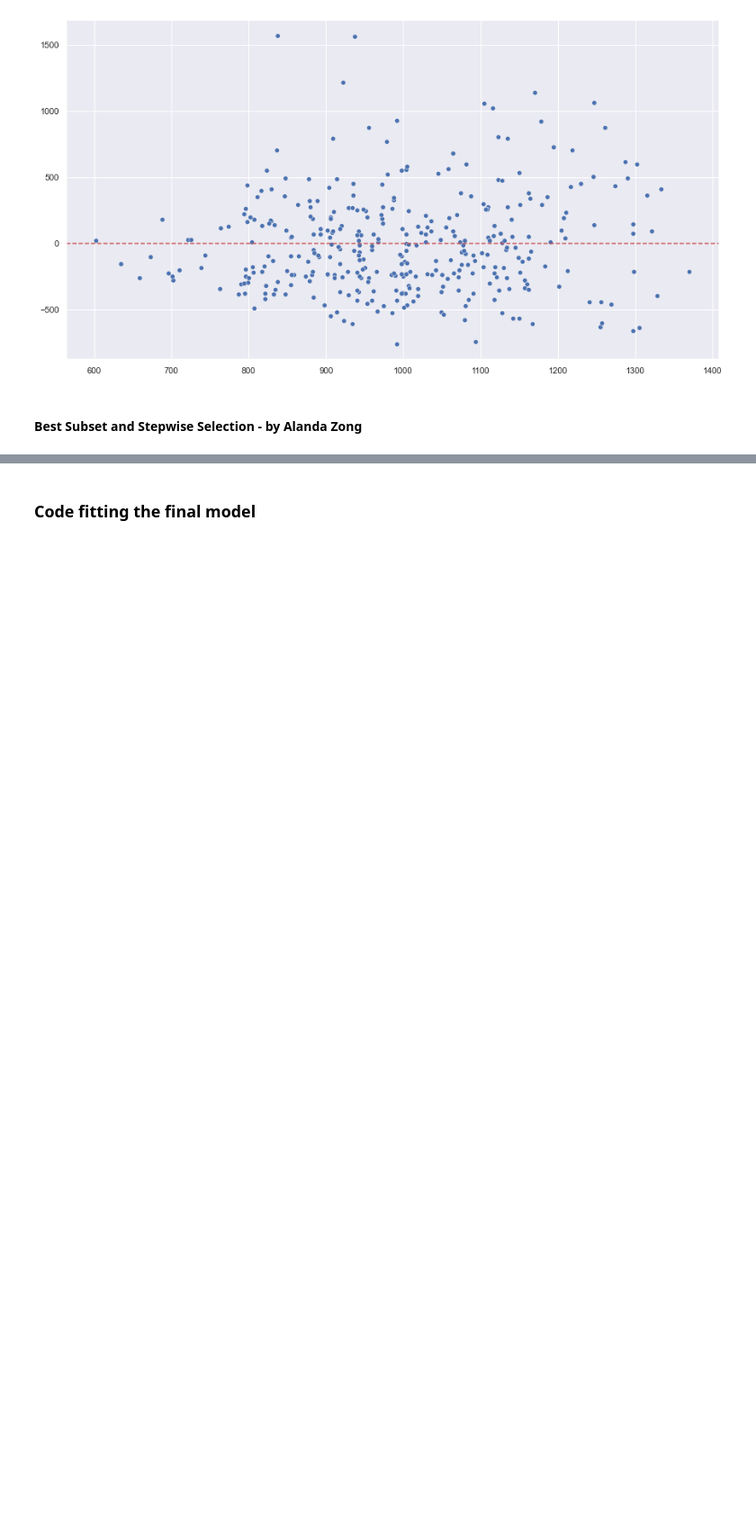
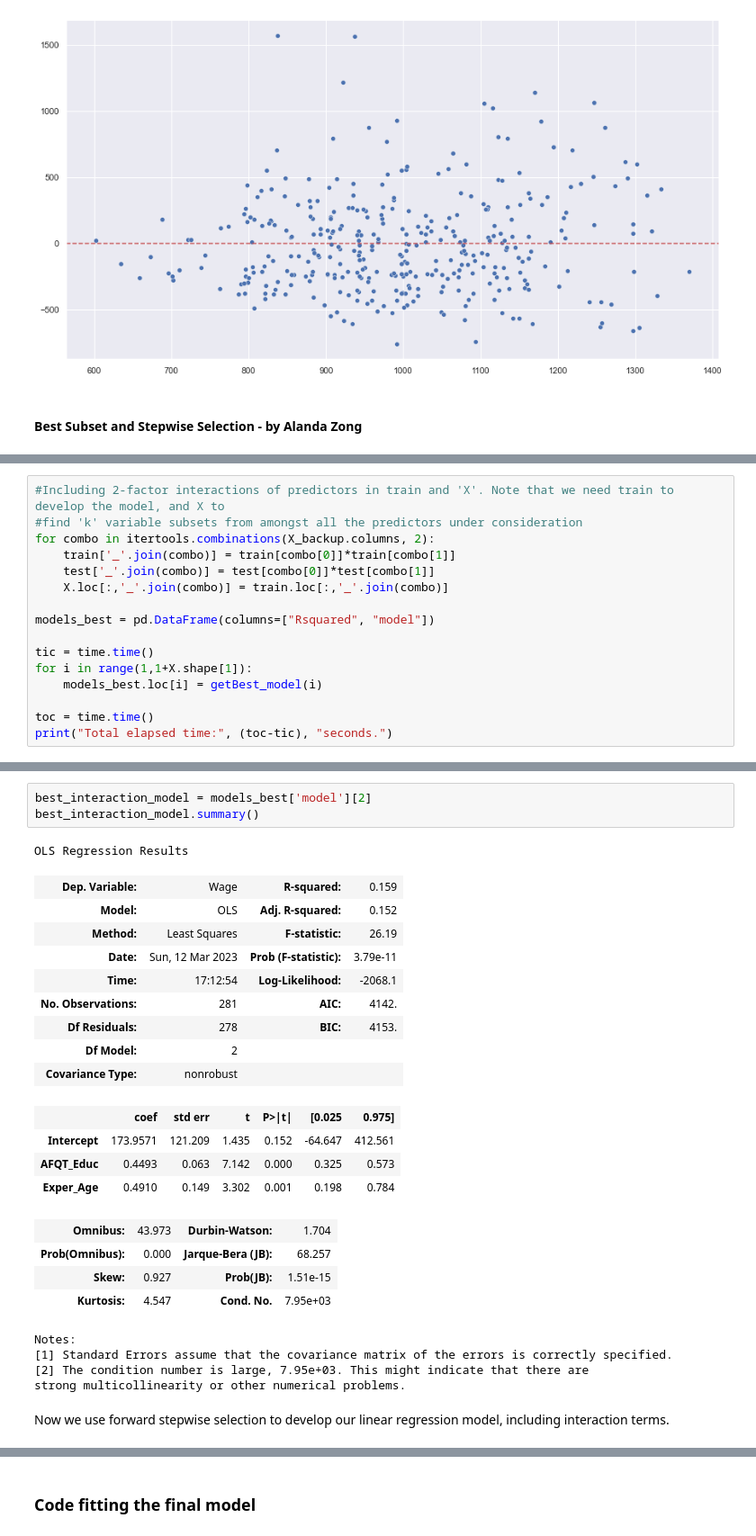
Before and after one commit to alandaz/DataScienceRepo, a Jupyter notebook: Project Code Template.ipynb, the cells around one changed output, grey strips where cells are left out. Shown at 90% size. Saved outputs shown, nothing was run; the diff lists cells and outputs as text; blank space fills up the shorter version.

```diff
--- a/Project Code Template.ipynb
+++ b/Project Code Template.ipynb
@@ -457,0 +489,16 @@ We then use forward stepwise selection to create another model that includes all
+# %%
+#Including 2-factor interactions of predictors in train and 'X'. Note that we need train to develop the model, and X to
+#find 'k' variable subsets from amongst all the predictors under consideration
+for combo in itertools.combinations(X_backup.columns, 2):
+    train['_'.join(combo)] = train[combo[0]]*train[combo[1]]
+    test['_'.join(combo)] = test[combo[0]]*test[combo[1]]
+    X.loc[:,'_'.join(combo)] = train.loc[:,'_'.join(combo)]
+
+models_best = pd.DataFrame(columns=["Rsquared", "model"])
+
+tic = time.time()
+for i in range(1,1+X.shape[1]):
+    models_best.loc[i] = getBest_model(i)
+
+toc = time.time()
+print("Total elapsed time:", (toc-tic), "seconds.")
@@ -457,0 +543,28 @@ We then use forward stepwise selection to create another model that includes all
+# %%
+best_interaction_model = models_best['model'][2]
+best_interaction_model.summary()
+# %% [output]
+OLS Regression Results
+| Dep. Variable: | Wage | R-squared: | 0.159 |
+| Model: | OLS | Adj. R-squared: | 0.152 |
+| Method: | Least Squares | F-statistic: | 26.19 |
+| Date: | Sun, 12 Mar 2023 | Prob (F-statistic): | 3.79e-11 |
+| Time: | 17:12:54 | Log-Likelihood: | -2068.1 |
+| No. Observations: | 281 | AIC: | 4142. |
+| Df Residuals: | 278 | BIC: | 4153. |
+| Df Model: | 2 |  |  |
+| Covariance Type: | nonrobust |  |  |
+|  | coef | std err | t | P>|t| | [0.025 | 0.975] |
+| Intercept | 173.9571 | 121.209 | 1.435 | 0.152 | -64.647 | 412.561 |
+| AFQT_Educ | 0.4493 | 0.063 | 7.142 | 0.000 | 0.325 | 0.573 |
+| Exper_Age | 0.4910 | 0.149 | 3.302 | 0.001 | 0.198 | 0.784 |
+| Omnibus: | 43.973 | Durbin-Watson: | 1.704 |
+| Prob(Omnibus): | 0.000 | Jarque-Bera (JB): | 68.257 |
+| Skew: | 0.927 | Prob(JB): | 1.51e-15 |
+| Kurtosis: | 4.547 | Cond. No. | 7.95e+03 |
+Notes:
+[1] Standard Errors assume that the covariance matrix of the errors is correctly specified.
+[2] The condition number is large, 7.95e+03. This might indicate that there are
+strong multicollinearity or other numerical problems.
+# %% [markdown]
+Now we use forward stepwise selection to develop our linear regression model, including interaction terms.
```
Also changed, not shown: parts of 23 cells of this notebook.
